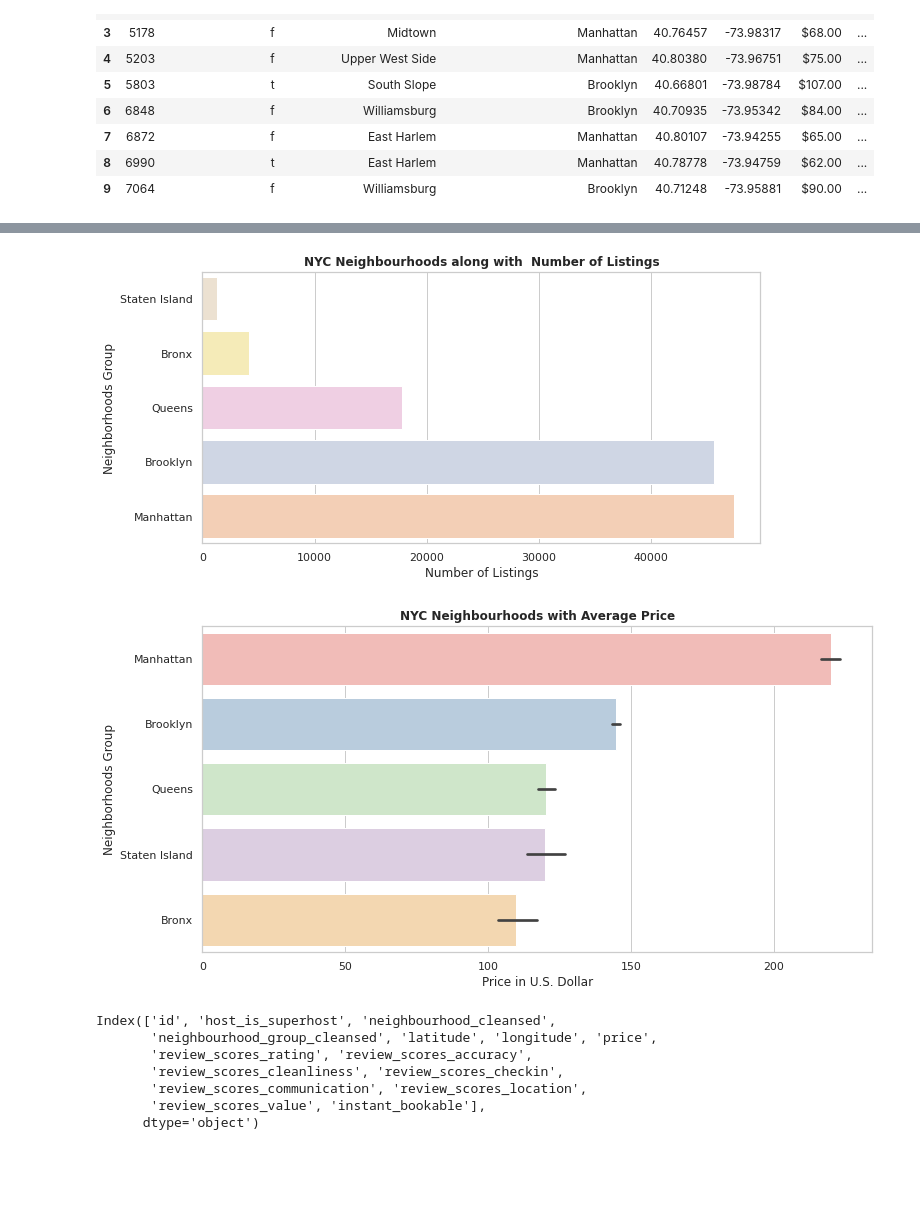
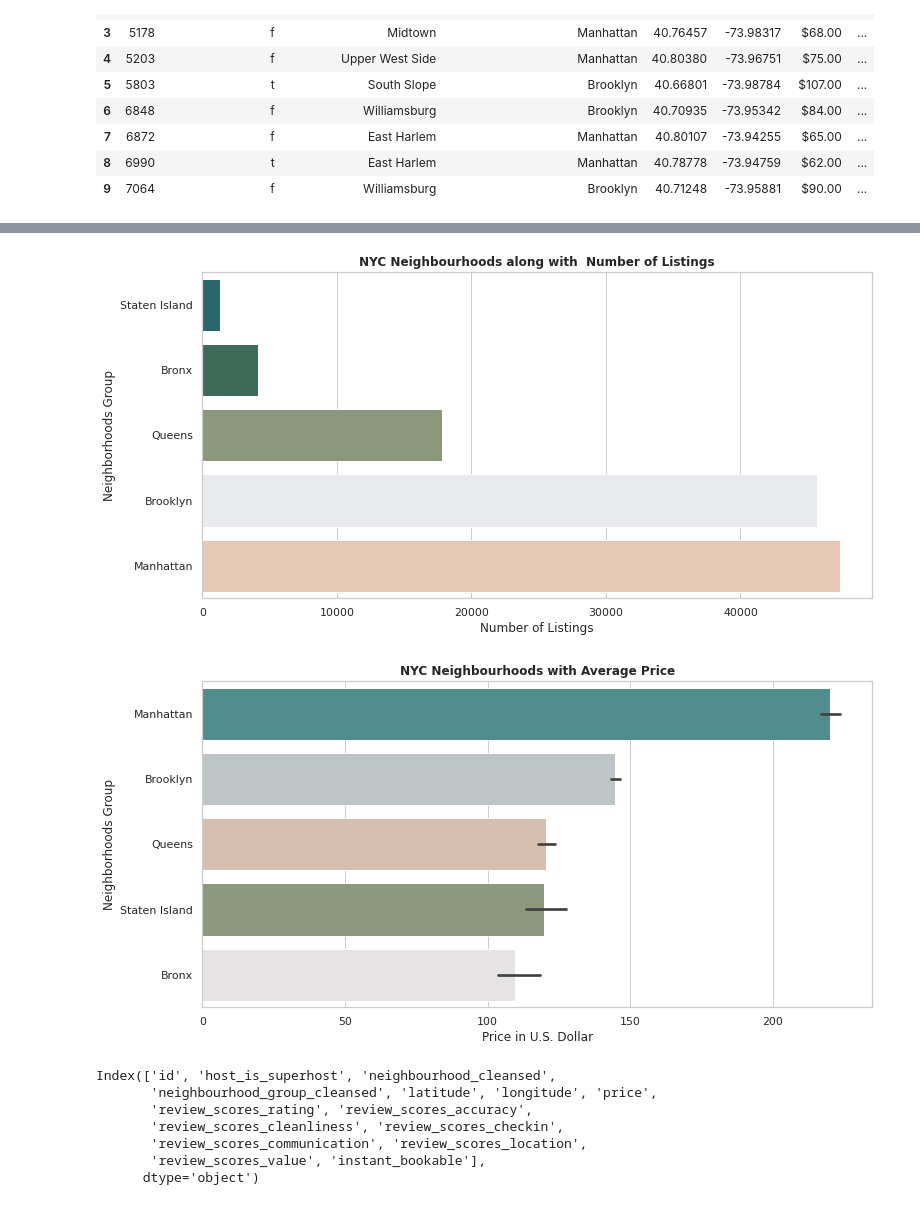
Before and after one commit to kamalova/Airbnb-Recommendation-Engine-NLP, a Jupyter notebook: dataload_EDA.ipynb, the cells around one changed output, grey strips where cells are left out. Drawn from its saved outputs; the diff is of its cells as text; code cells hidden in the pictures; blank space fills up the shorter version.

```diff
--- a/dataload_EDA.ipynb
+++ b/dataload_EDA.ipynb
@@ -171,14 +176,14 @@ dtypes: float64(10), int64(1), object(4)
 memory usage: 18.7+ MB
 # %%
 # Which neighborhood has the highest number of listings?
-f, ax = plt.subplots(figsize=(10, 5))
+f, ax = plt.subplots(figsize=(12, 6))
 sns.barplot(y = df_listings['neighbourhood_group_cleansed'].value_counts().sort_values(ascending=True).keys(),
-        x = df_listings['neighbourhood_group_cleansed'].value_counts().sort_values(ascending=True).values, orient='h', palette='Pastel2_r');
+        x = df_listings['neighbourhood_group_cleansed'].value_counts().sort_values(ascending=True).values, orient='h', palette=['#217074','#37745B','#8B9D77','#E7EAEF','#EDC5AB']);
 plt.title('NYC Neighbourhoods along with  Number of Listings',fontweight="bold")
 ax.set_xlabel('Number of Listings')
 ax.set_ylabel('Neighborhoods Group');
 # %% [output]
-[figure, old version]
+[figure, new version]
 # %%
 # Getting average price per neighborhood
 price_per_neighb = df_listings.groupby(['neighbourhood_group_cleansed'])['price'].mean()
@@ -186,12 +191,12 @@ price_per_neighb = price_per_neighb.reset_index()
 # %%
 # Neighborhoods with their average price
 fig, ax = plt.subplots(figsize=(12, 6))
-ax = sns.barplot(y = df_listings['neighbourhood_group_cleansed'], x = df_listings['price'], data = price_per_neighb, orient='h', palette='Pastel1')
+ax = sns.barplot(y = df_listings['neighbourhood_group_cleansed'], x = df_listings['price'], data = price_per_neighb, orient='h', palette=['#469597','#BBC6C8','#DDBEAA','#8B9D77','#E5E3E4'])
 plt.title('NYC Neighbourhoods with Average Price',fontweight="bold")
 ax.set_xlabel('Price in U.S. Dollar')
 ax.set_ylabel('Neighborhoods Group');
 # %% [output]
-[figure, old version]
+[figure, new version]
 # %%
 df_listings.columns
 # %% [output]
```
Also changed, not shown: parts of 5 cells of this notebook.
